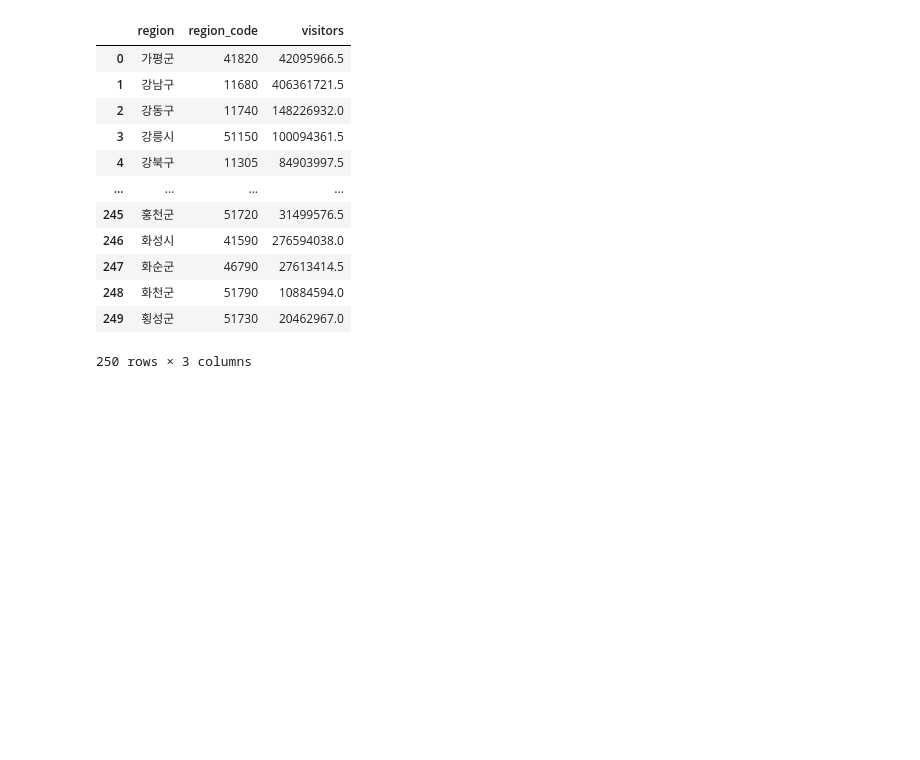
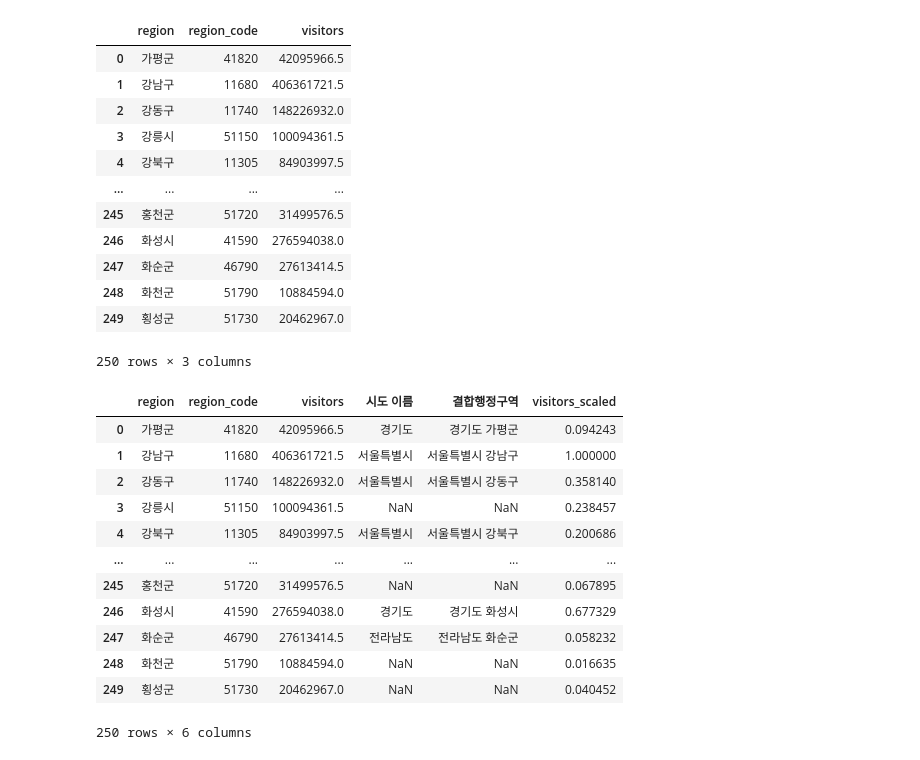
Before and after one commit to iju298/REFrame, a Jupyter notebook: notebooks/04_visit_wo_api.ipynb, the cells around one changed output. Drawn from its saved outputs; the diff is of its cells as text; code cells hidden in the pictures; blank space fills up the shorter version.

```diff
--- a/notebooks/04_visit_wo_api.ipynb
+++ b/notebooks/04_visit_wo_api.ipynb
@@ -75,3 +75,19 @@ scaled_values = scaler.fit_transform(merged_df[['visitors']])
 merged_df['visitors_scaled'] = scaled_values
 # %%
 merged_df.to_csv('./ref_dataset/04_방문자수.csv')
+# %%
+merged_df
+# %% [output]
+|  | region | region_code | visitors | 시도 이름 | 결합행정구역 | visitors_scaled |
+| 0 | 가평군 | 41820 | 42095966.5 | 경기도 | 경기도 가평군 | 0.094243 |
+| 1 | 강남구 | 11680 | 406361721.5 | 서울특별시 | 서울특별시 강남구 | 1.000000 |
+| 2 | 강동구 | 11740 | 148226932.0 | 서울특별시 | 서울특별시 강동구 | 0.358140 |
+| 3 | 강릉시 | 51150 | 100094361.5 | NaN | NaN | 0.238457 |
+| 4 | 강북구 | 11305 | 84903997.5 | 서울특별시 | 서울특별시 강북구 | 0.200686 |
+| ... | ... | ... | ... | ... | ... | ... |
+| 245 | 홍천군 | 51720 | 31499576.5 | NaN | NaN | 0.067895 |
+| 246 | 화성시 | 41590 | 276594038.0 | 경기도 | 경기도 화성시 | 0.677329 |
+| 247 | 화순군 | 46790 | 27613414.5 | 전라남도 | 전라남도 화순군 | 0.058232 |
+| 248 | 화천군 | 51790 | 10884594.0 | NaN | NaN | 0.016635 |
+| 249 | 횡성군 | 51730 | 20462967.0 | NaN | NaN | 0.040452 |
+250 rows × 6 columns
```
Also changed, not shown: parts of 8 cells of this notebook, 50 other files.
